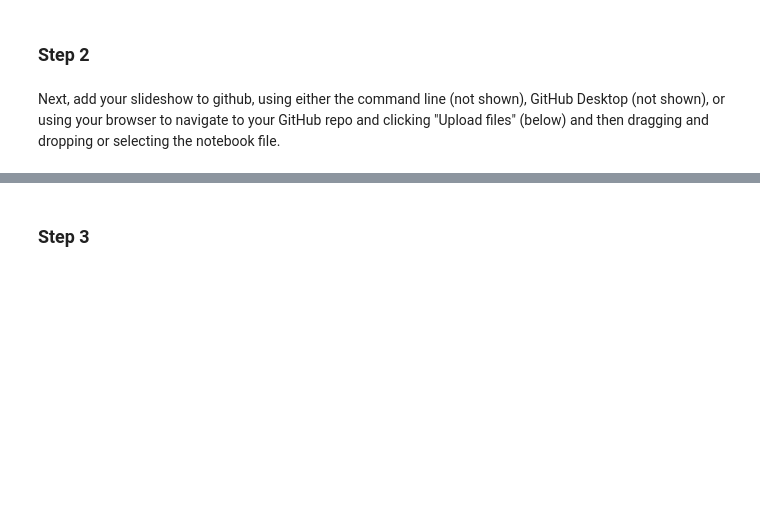
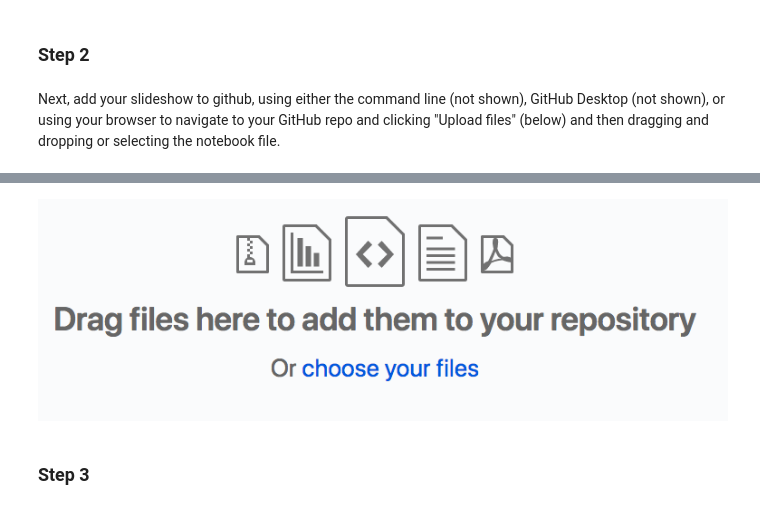
Before and after one commit to marskar/biof309_spring2018, a Jupyter notebook: slides.ipynb, the cells around one changed output, grey strips where cells are left out. Drawn from its saved outputs; the diff is of its cells as text; code cells hidden in the pictures; blank space fills up the shorter version.

```diff
--- a/slides.ipynb
+++ b/slides.ipynb
@@ -17,3 +20,7 @@ Next, add your slideshow to github, using either the command line (not shown), G
+# %%
+Image(filename="../Desktop/jl-slide4.png")
+# %% [output]
+[figure, added]
 # %% [markdown]
 ### Step 3
 # %% [markdown]
```
Also changed, not shown: parts of 7 cells of this notebook, 1 other file.
